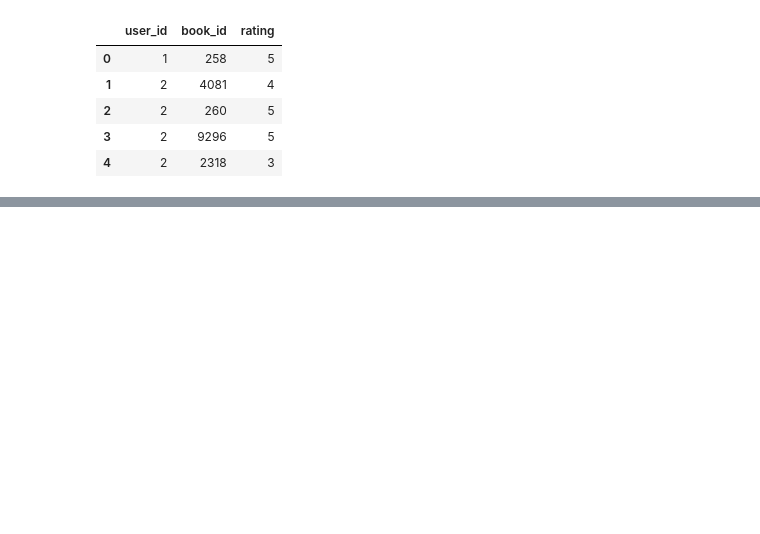
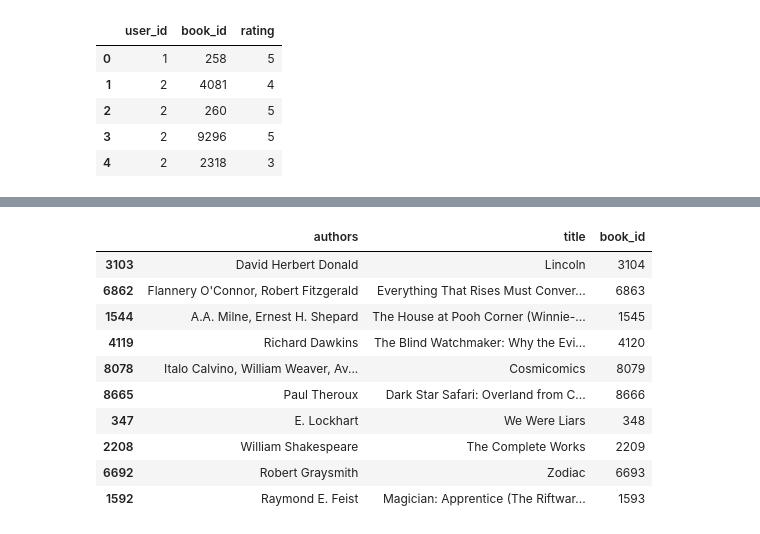
Before and after one commit to vaibhavlm/Library-Management-System, a Jupyter notebook: book_recommender.ipynb, the cells around one changed output, grey strips where cells are left out. Saved outputs shown, nothing was run; the diff lists cells and outputs as text; code cells hidden in the pictures; blank space fills up the shorter version.

```diff
--- a/book_recommender.ipynb
+++ b/book_recommender.ipynb
@@ -30,0 +208,14 @@ ratings_df.head()
+# %%
+# Calculate sum of similarity index and weighted rating for each book
+grouped_ratings = users_rating.groupby('book_id').sum()[['similarity_index', 'weighted_rating']]
+# %%
+recommend_books = pd.DataFrame()
+
+# Add average recommendation score
+recommend_books['avg_reccomend_score'] = grouped_ratings['weighted_rating']/grouped_ratings['similarity_index']
+recommend_books['book_id'] = grouped_ratings.index
+recommend_books = recommend_books.reset_index(drop=True)
+
+# Left books with the highest score
+recommend_books = recommend_books[(recommend_books['avg_reccomend_score'] == 5)]
+recommend_books
@@ -30,0 +236,16 @@ ratings_df.head()
+# %%
+# Let's see our recomendations
+recommendation = books_df[books_df['book_id'].isin(recommend_books['book_id'])][['authors', 'title', 'book_id']].sample(10)
+recommendation
+# %% [output]
+|  | authors | title | book_id |
+| 3103 | David Herbert Donald | Lincoln | 3104 |
+| 6862 | Flannery O'Connor, Robert Fitzgerald | Everything That Rises Must Conver... | 6863 |
+| 1544 | A.A. Milne, Ernest H. Shepard | The House at Pooh Corner (Winnie-... | 1545 |
+| 4119 | Richard Dawkins | The Blind Watchmaker: Why the Evi... | 4120 |
+| 8078 | Italo Calvino, William Weaver, Αν... | Cosmicomics | 8079 |
+| 8665 | Paul Theroux | Dark Star Safari: Overland from C... | 8666 |
+| 347 | E. Lockhart | We Were Liars | 348 |
+| 2208 | William Shakespeare | The Complete Works | 2209 |
+| 6692 | Robert Graysmith | Zodiac | 6693 |
+| 1592 | Raymond E. Feist | Magician: Apprentice (The Riftwar... | 1593 |
```
Also changed, not shown: parts of 15 cells of this notebook.
